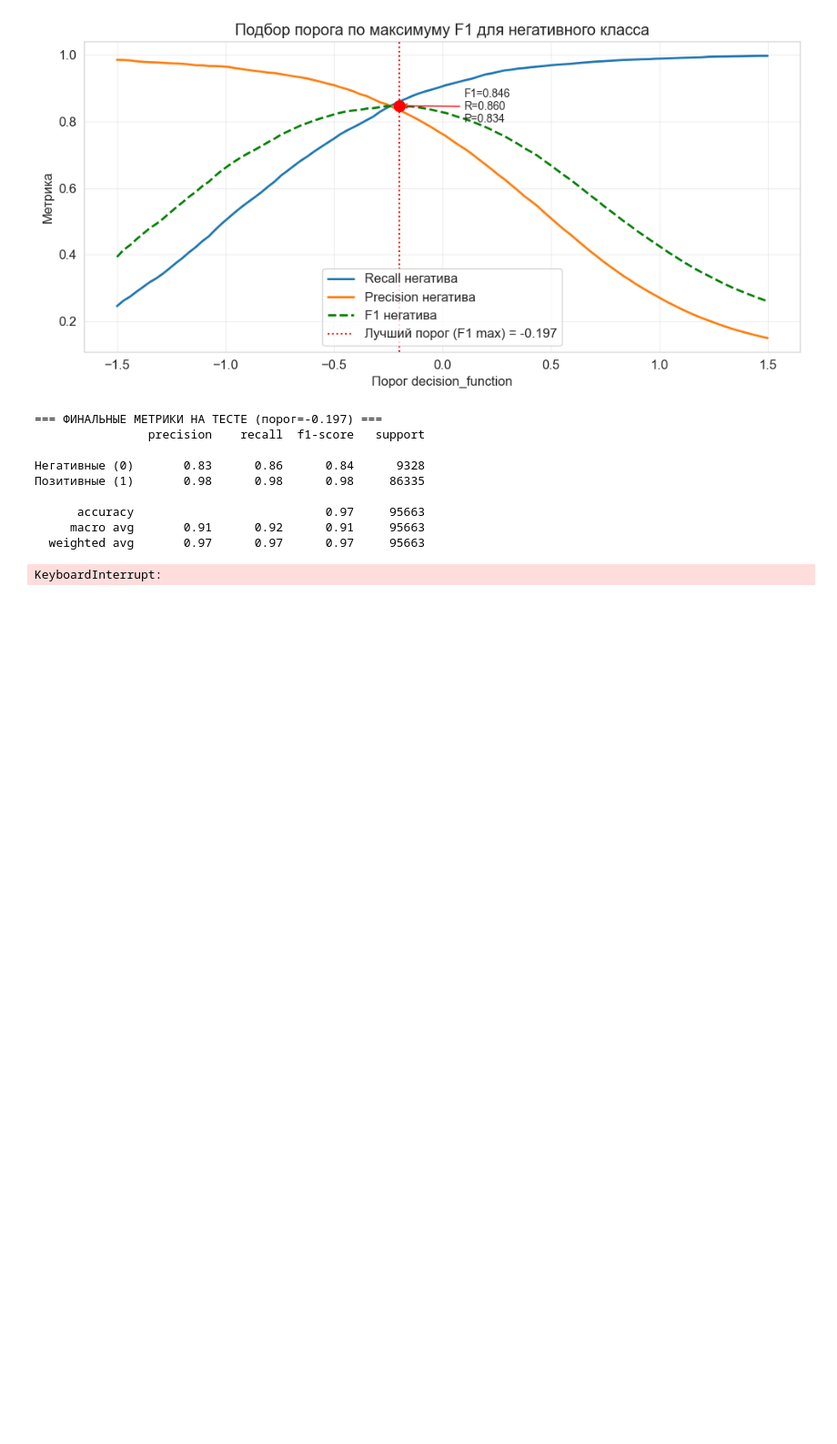
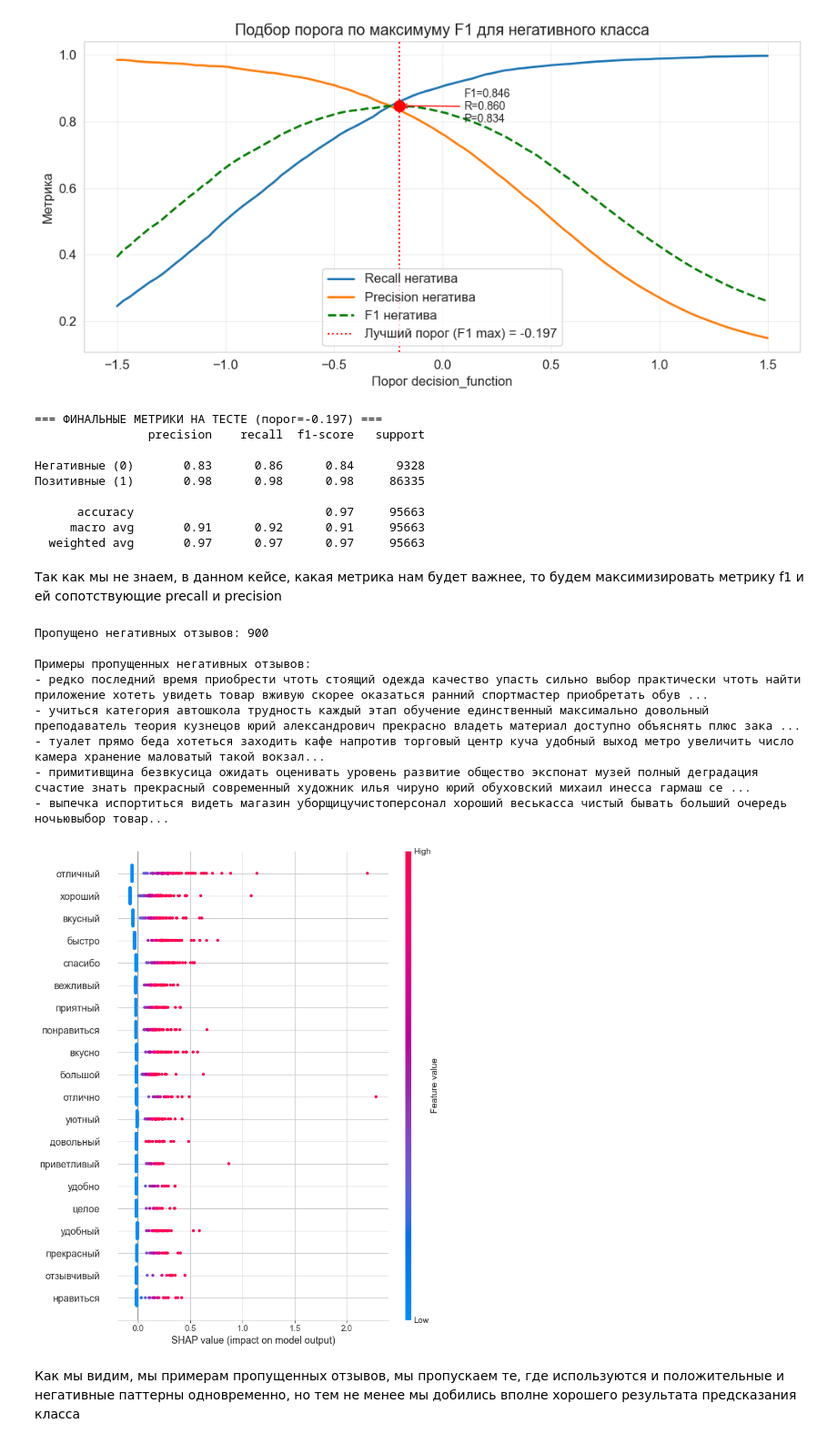
Before and after one commit to sibainu2010/skillfactory_ds, a Jupyter notebook: project_6/project_6.ipynb, the cells around one changed output. Shown at 91% size. Saved outputs shown, nothing was run; the diff lists cells and outputs as text; code cells hidden in the pictures; blank space fills up the shorter version.

```diff
--- a/project_6/project_6.ipynb
+++ b/project_6/project_6.ipynb
@@ -967,43 +959,50 @@ Precision негатива: 0.834
       accuracy                           0.97     95663
      macro avg       0.91      0.92      0.91     95663
   weighted avg       0.97      0.97      0.97     95663
+# %% [markdown]
+Так как мы не знаем, в данном кейсе, какая метрика нам будет важнее, то будем максимизировать метрику f1 и ей сопотствующие precall и precision
 # %%
-# Обучаем на полном X_train с подобранным порогом
 final_pipeline = Pipeline([
     ("tfidf", TfidfVectorizer(max_features=50000, ngram_range=(1, 3))),
     ("clf", LinearSVC(C=0.1, class_weight={0: 5, 1: 1}, dual=False, max_iter=2000))
 ])
 
 final_pipeline.fit(X_train, y_train)
 
-# Фиксируем порог
-OPTIMAL_THRESHOLD = -0.197  # твой подобранный порог
+OPTIMAL_THRESHOLD = -0.197
 
 y_test_pred = final_pipeline.predict(X_test)
 
-# Пример анализа ошибок
 X_test_with_pred = X_test.copy()
 X_test_with_pred = pd.DataFrame({'text': X_test, 'true': y_test, 'pred': y_test_pred})
 
 false_negatives = X_test_with_pred[(X_test_with_pred['true'] == 0) & (X_test_with_pred['pred'] == 1)]
 print(f"Пропущено негативных отзывов: {len(false_negatives)}")
 print("\nПримеры пропущенных негативных отзывов:")
 for text in false_negatives['text'].head(5):
     print(f"- {text[:200]}...")
 
-# Берём подвыборку для скорости
 sample_idx = np.random.choice(len(X_test), min(500, len(X_test)), replace=False)
 X_sample = X_test.iloc[sample_idx]
 
-# Получаем scores
 tfidf = final_pipeline.named_steps['tfidf']
 model = final_pipeline.named_steps['clf']
-X_sample_transformed = tfidf.transform(X_sample)\
+X_sample_transformed = tfidf.transform(X_sample)
 
 
 explainer = shap.LinearExplainer(model, X_sample_transformed[:100].toarray())
 shap_values = explainer.shap_values(X_sample_transformed.toarray())
 
 shap.summary_plot(shap_values, X_sample_transformed.toarray(), feature_names=tfidf.get_feature_names_out(), max_display=20)
 # %% [output]
-KeyboardInterrupt:
+Пропущено негативных отзывов: 900
+
+Примеры пропущенных негативных отзывов:
+- редко последний время приобрести чтоть стоящий одежда качество упасть сильно выбор практически чтоть найти приложение хотеть увидеть товар вживую скорее оказаться ранний спортмастер приобретать обув ...
+- учиться категория автошкола трудность каждый этап обучение единственный максимально довольный преподаватель теория кузнецов юрий александрович прекрасно владеть материал доступно объяснять плюс зака ...
+- туалет прямо беда хотеться заходить кафе напротив торговый центр куча удобный выход метро увеличить число камера хранение маловатый такой вокзал...
+- примитивщина безвкусица ожидать оценивать уровень развитие общество экспонат музей полный деградация счастие знать прекрасный современный художник илья чируно юрий обуховский михаил инесса гармаш се ...
+- выпечка испортиться видеть магазин уборщицучистоперсонал хороший веськасса чистый бывать больший очередь ночьювыбор товар...
+[figure, added]
+# %% [markdown]
+Как мы видим, мы примерам пропущенных отзывов, мы пропускаем те, где используются и положительные и негативные паттерны одновременно, но тем не менее мы добились вполне хорошего результата предсказания класса
```
Also changed, not shown: parts of 4 cells of this notebook.
